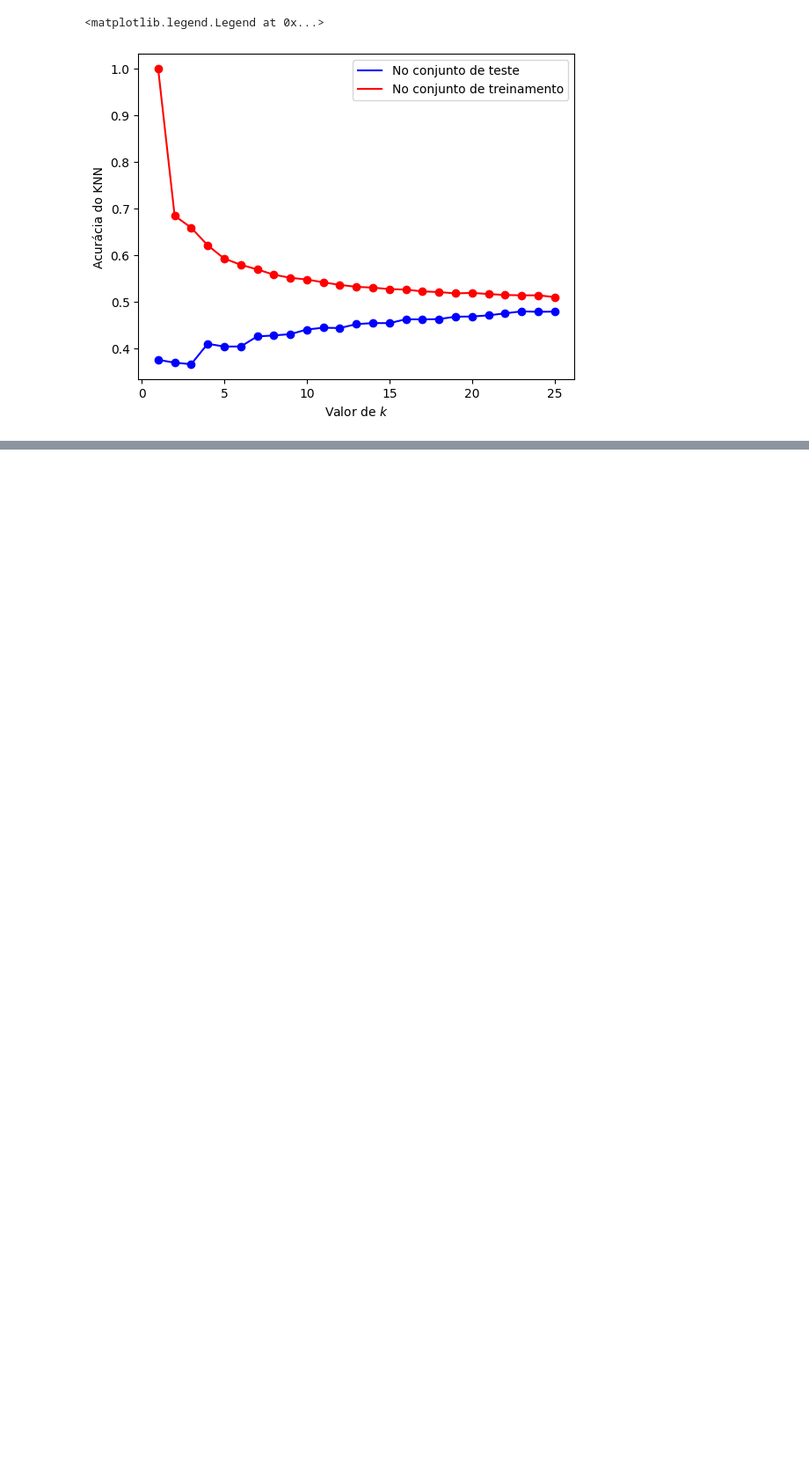
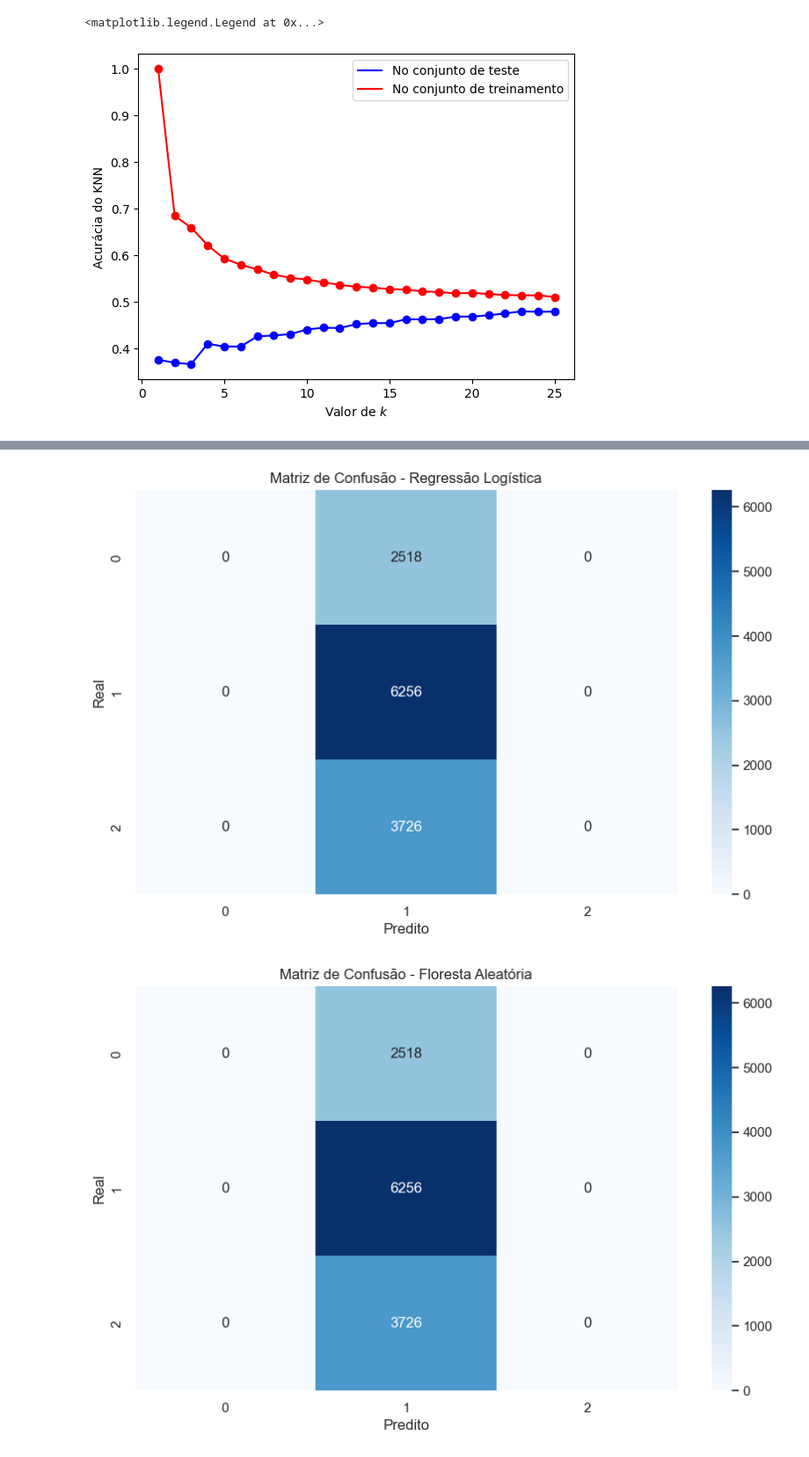
Before and after one commit to leoxsouza/data_classification, a Jupyter notebook: heart_attack_classification.ipynb, the cells around one changed output, grey strips where cells are left out. Shown at 88% size. Saved outputs shown, nothing was run; the diff lists cells and outputs as text; code cells hidden in the pictures; blank space fills up the shorter version.

Commit message:
feat: enhance data classification model with additional evaluation metrics

```diff
--- a/heart_attack_classification.ipynb
+++ b/heart_attack_classification.ipynb
@@ -334,0 +383,14 @@ Regressão Logística   0.50048        0.222364           0.333867
+# %%
+# Espaço de hiperparâmetros para a Floresta Aleatória
+param_grid_rf = {
+    'n_estimators': [50, 100, 200],
+    'max_depth': [None, 5, 10, 20],
+    'min_samples_split': [2, 5, 10]
+}
+
+rf = RandomForestClassifier(random_state=42)
+grid_rf = GridSearchCV(rf, param_grid_rf, cv=5, scoring='accuracy', n_jobs=-1)
+grid_rf.fit(X_train, y_train)  # Para RF, o escalonamento não é necessário
+
+print("Melhores parâmetros para Floresta Aleatória:", grid_rf.best_params_)
+print("Acurácia na validação:", grid_rf.best_score_)
@@ -334,0 +400,14 @@ Regressão Logística   0.50048        0.222364           0.333867
+# %%
+# Melhor estimador para Regressão Logística
+best_lr = grid_lr.best_estimator_
+y_pred_lr = best_lr.predict(X_test_scaled)
+acc_lr = accuracy_score(y_test, y_pred_lr)
+print("Acurácia da Regressão Logística no teste:", acc_lr)
+print(classification_report(y_test, y_pred_lr))
+
+# Melhor estimador para Floresta Aleatória
+best_rf = grid_rf.best_estimator_
+y_pred_rf = best_rf.predict(X_test)
+acc_rf = accuracy_score(y_test, y_pred_rf)
+print("Acurácia da Floresta Aleatória no teste:", acc_rf)
+print(classification_report(y_test, y_pred_rf))
@@ -334,0 +432,15 @@ Regressão Logística   0.50048        0.222364           0.333867
+# %%
+# Função para plotar a matriz de confusão
+def plot_conf_matrix(y_true, y_pred, title):
+    cm = confusion_matrix(y_true, y_pred)
+    sns.heatmap(cm, annot=True, fmt="d", cmap="Blues")
+    plt.title(title)
+    plt.xlabel("Predito")
+    plt.ylabel("Real")
+    plt.show()
+
+plot_conf_matrix(y_test, y_pred_lr, "Matriz de Confusão - Regressão Logística")
+plot_conf_matrix(y_test, y_pred_rf, "Matriz de Confusão - Floresta Aleatória")
+# %% [output]
+[figure, added]
+[figure, added]
```
Also changed, not shown: parts of 7 cells of this notebook.
